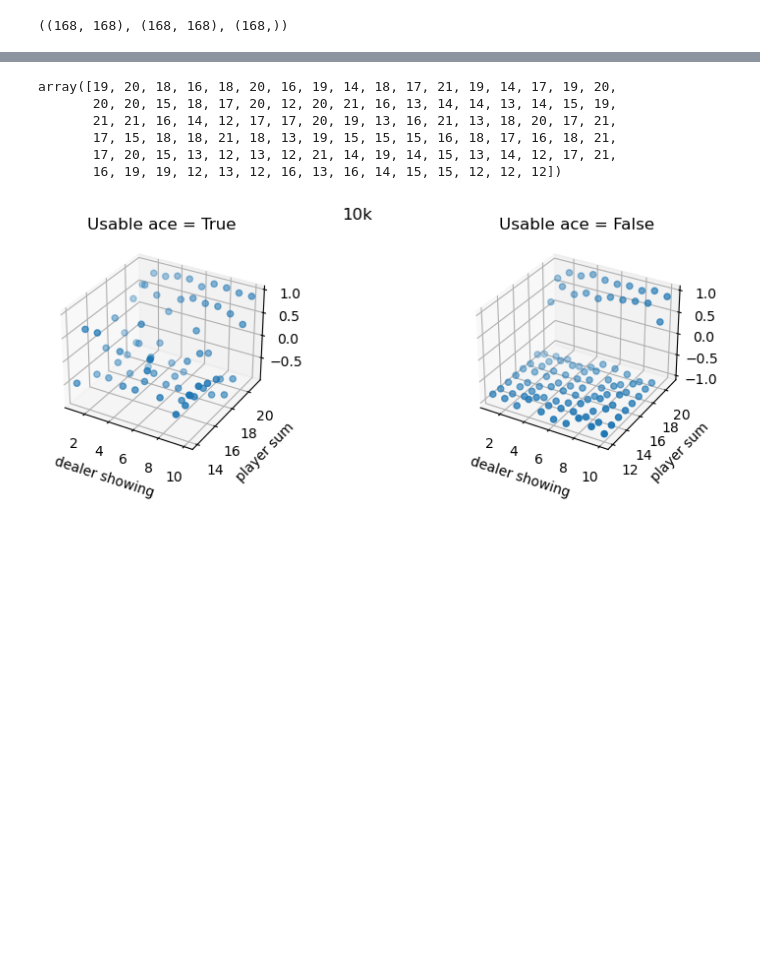
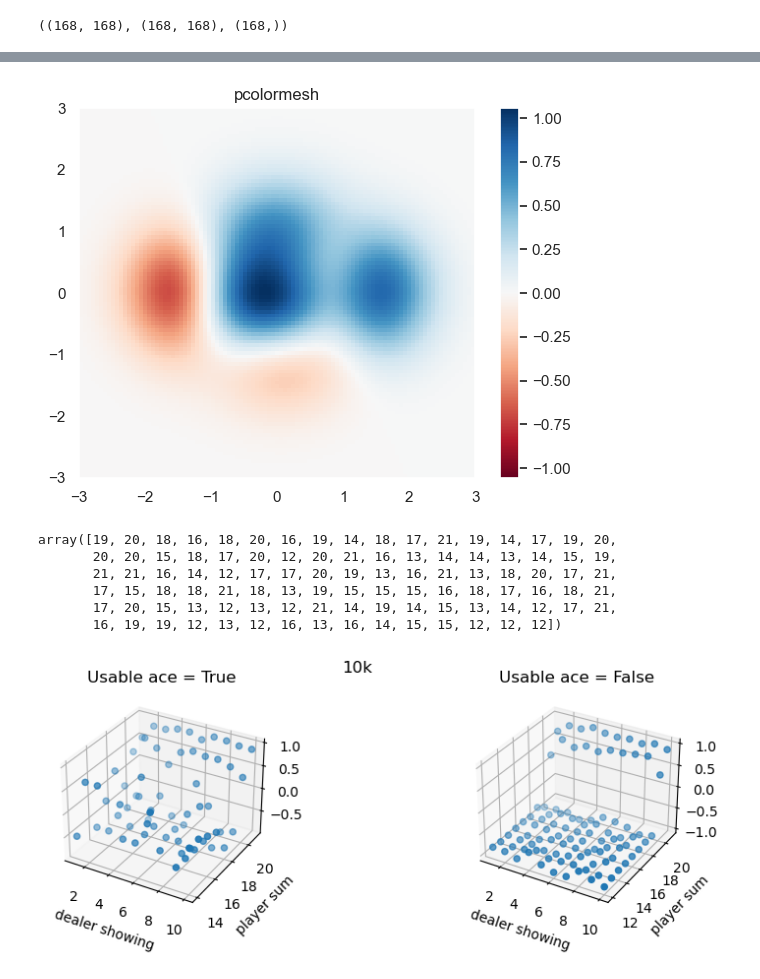
Before and after one commit to elidub/RL, a Jupyter notebook: hw2/MC_lab.ipynb, the cells around one changed output, grey strips where cells are left out. Cells and saved outputs as stored; diff of their text form; code cells hidden in the pictures; blank space fills up the shorter version.

Commit message:
rubbish on plotting

```diff
--- a/hw2/MC_lab.ipynb
+++ b/hw2/MC_lab.ipynb
@@ -357,3 +481,27 @@ v_2 = np.array(list(V_500k.values()))
+# %%
+import matplotlib.pyplot as plt
+import numpy as np
+
+# generate 2 2d grids for the x & y bounds
+y, x = np.meshgrid(np.linspace(-3, 3, 100), np.linspace(-3, 3, 100))
+
+z = (1 - x / 2. + x ** 5 + y ** 3) * np.exp(-x ** 2 - y ** 2)
+# x and y are bounds, so z should be the value *inside* those bounds.
+# Therefore, remove the last value from the z array.
+z = z[:-1, :-1]
+z_min, z_max = -np.abs(z).max(), np.abs(z).max()
+
+fig, ax = plt.subplots()
+
+c = ax.pcolormesh(x, y, z, cmap='RdBu', vmin=z_min, vmax=z_max)
+ax.set_title('pcolormesh')
+# set the limits of the plot to the limits of the data
+ax.axis([x.min(), x.max(), y.min(), y.max()])
+fig.colorbar(c, ax=ax)
+
+plt.show()
+# %% [output]
+[figure, added]
 # %%
 player[usable_ace == 0]
 # %% [output]
```
Also changed, not shown: parts of 30 cells of this notebook, 1 other file.
